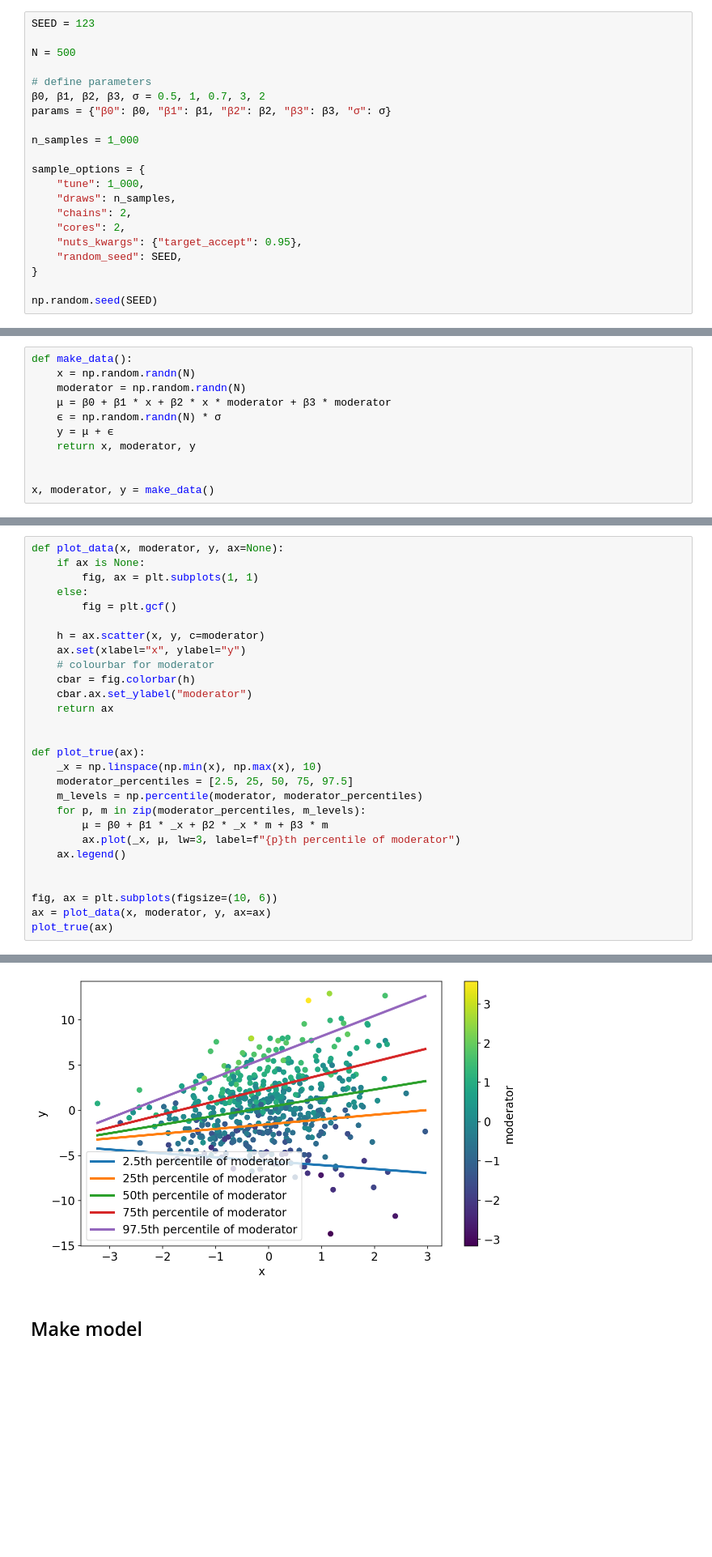
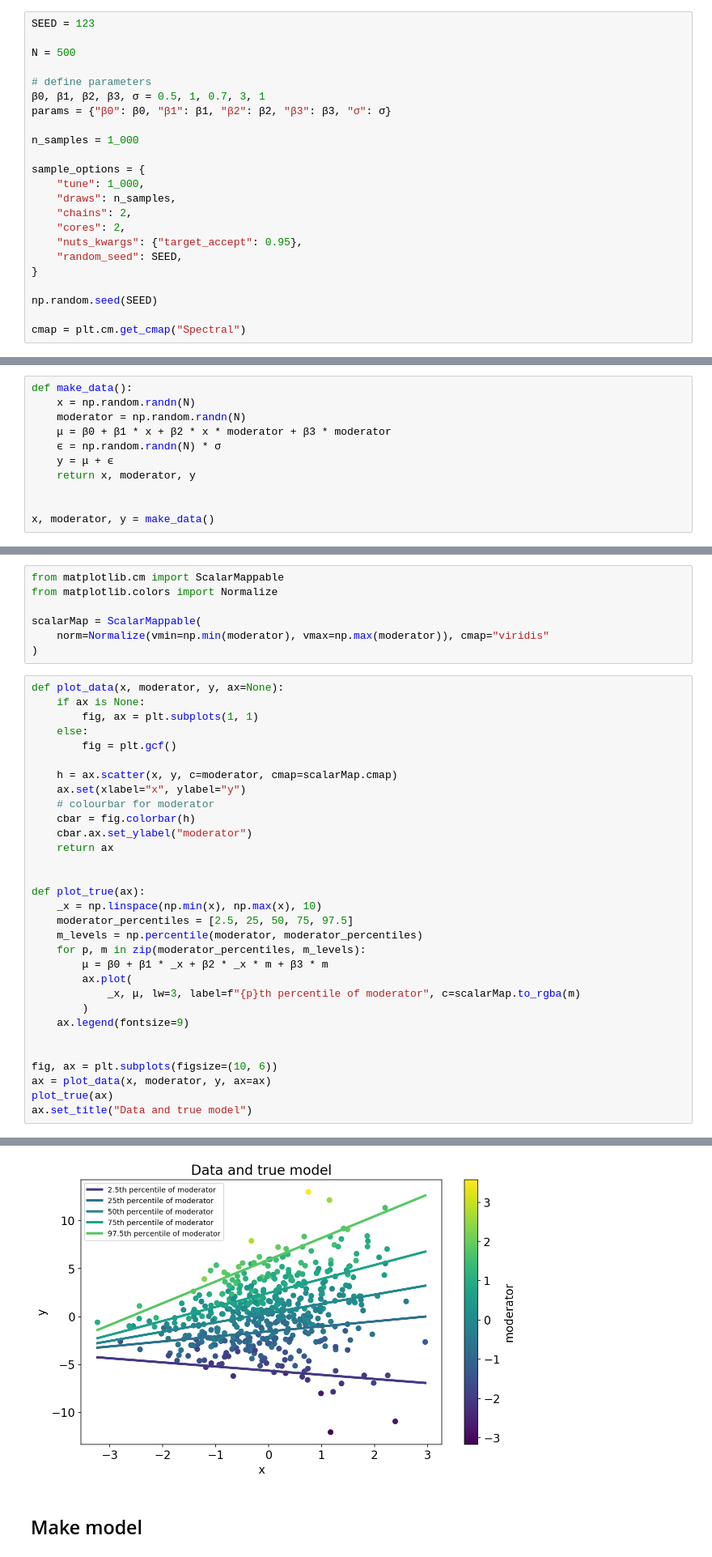
Before and after one commit to drbenvincent/pymc3-demo-code, a Jupyter notebook: moderation_analysis.ipynb, the cells around one changed output, grey strips where cells are left out. Shown: that part at 81% size. Saved outputs shown, nothing was run; the diff lists cells and outputs as text; blank space fills up the shorter version.

Commit message:
pretty moderation line colours to match the data

```diff
--- a/moderation_analysis.ipynb
+++ b/moderation_analysis.ipynb
@@ -50,7 +50,7 @@ SEED = 123
 N = 500
 
 # define parameters
-β0, β1, β2, β3, σ = 0.5, 1, 0.7, 3, 2
+β0, β1, β2, β3, σ = 0.5, 1, 0.7, 3, 1
 params = {"β0": β0, "β1": β1, "β2": β2, "β3": β3, "σ": σ}
 
 n_samples = 1_000
@@ -65,6 +65,8 @@ sample_options = {
 }
 
 np.random.seed(SEED)
+
+cmap = plt.cm.get_cmap("Spectral")
 # %% [markdown]
 ## Create synthetic dataset
 # %%
@@ -81,3 +90,10 @@ x, moderator, y = make_data()
+# %%
+from matplotlib.cm import ScalarMappable
+from matplotlib.colors import Normalize
+
+scalarMap = ScalarMappable(
+    norm=Normalize(vmin=np.min(moderator), vmax=np.max(moderator)), cmap="viridis"
+)
 # %%
 def plot_data(x, moderator, y, ax=None):
     if ax is None:
@@ -85,7 +101,7 @@ def plot_data(x, moderator, y, ax=None):
     else:
         fig = plt.gcf()
 
-    h = ax.scatter(x, y, c=moderator)
+    h = ax.scatter(x, y, c=moderator, cmap=scalarMap.cmap)
     ax.set(xlabel="x", ylabel="y")
     # colourbar for moderator
     cbar = fig.colorbar(h)
@@ -99,11 +115,14 @@ def plot_true(ax):
     m_levels = np.percentile(moderator, moderator_percentiles)
     for p, m in zip(moderator_percentiles, m_levels):
         μ = β0 + β1 * _x + β2 * _x * m + β3 * m
-        ax.plot(_x, μ, lw=3, label=f"{p}th percentile of moderator")
-    ax.legend()
+        ax.plot(
+            _x, μ, lw=3, label=f"{p}th percentile of moderator", c=scalarMap.to_rgba(m)
+        )
+    ax.legend(fontsize=9)
 
 
 fig, ax = plt.subplots(figsize=(10, 6))
 ax = plot_data(x, moderator, y, ax=ax)
 plot_true(ax)
+ax.set_title("Data and true model")
 # %% [output]
@@ -110,4 +130,4 @@ plot_true(ax)
-[figure, old version]
+[figure, new version]
 # %% [markdown]
 ## Make model
 # %%
```
Also changed, not shown: parts of 6 cells of this notebook.
